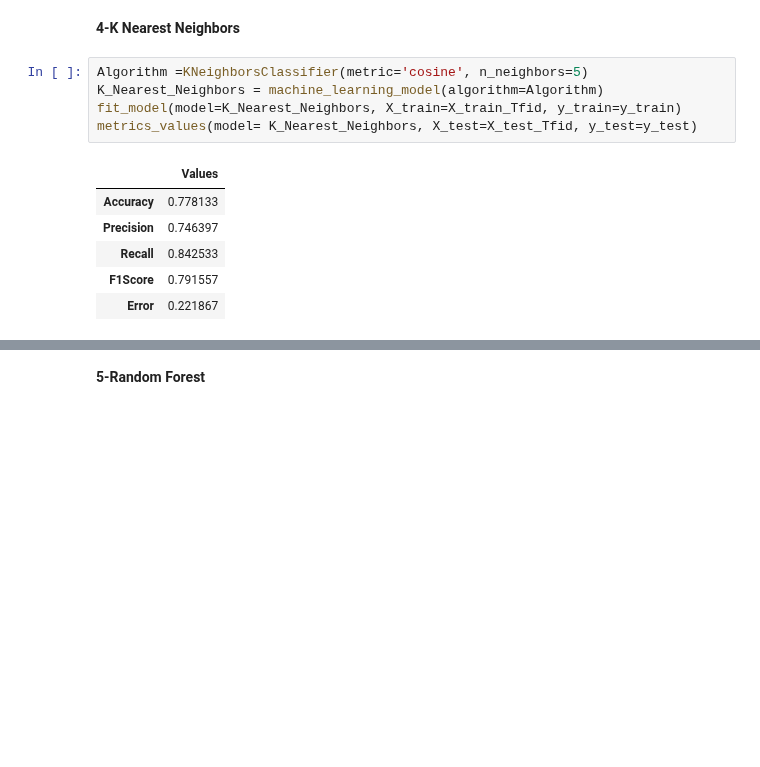
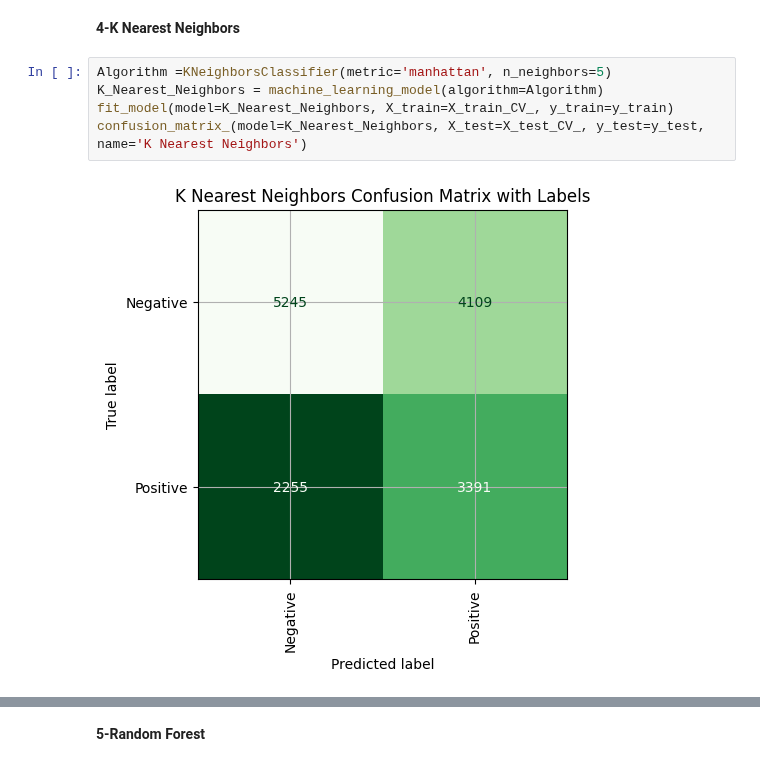
Before and after one commit to Osamah-Anmar-Sami/Sentiment-Analysis, a Jupyter notebook: English Sentiment Analysis/English Sentiment Analysis.ipynb, the cells around one changed output, grey strips where cells are left out. Drawn from its saved outputs; the diff is of its cells as text; blank space fills up the shorter version.

```diff
--- a/English Sentiment Analysis/English Sentiment Analysis.ipynb
+++ b/English Sentiment Analysis/English Sentiment Analysis.ipynb
@@ -346,14 +359,9 @@ metrics_values(model= Decisio_Tree, X_test=X_test_Tfid, y_test=y_test)
 # %% [markdown]
 **4-K Nearest Neighbors**
 # %%
-Algorithm =KNeighborsClassifier(metric='cosine', n_neighbors=5)
+Algorithm =KNeighborsClassifier(metric='manhattan', n_neighbors=5)
 K_Nearest_Neighbors = machine_learning_model(algorithm=Algorithm)
-fit_model(model=K_Nearest_Neighbors, X_train=X_train_Tfid, y_train=y_train)
-metrics_values(model= K_Nearest_Neighbors, X_test=X_test_Tfid, y_test=y_test)
+fit_model(model=K_Nearest_Neighbors, X_train=X_train_CV_, y_train=y_train)
+confusion_matrix_(model=K_Nearest_Neighbors, X_test=X_test_CV_, y_test=y_test, name='K Nearest Neighbors')
 # %% [output]
-|  | Values |
-| Accuracy | 0.778133 |
-| Precision | 0.746397 |
-| Recall | 0.842533 |
-| F1Score | 0.791557 |
-| Error | 0.221867 |
+[figure, added]
```
Also changed, not shown: parts of 29 cells of this notebook.
